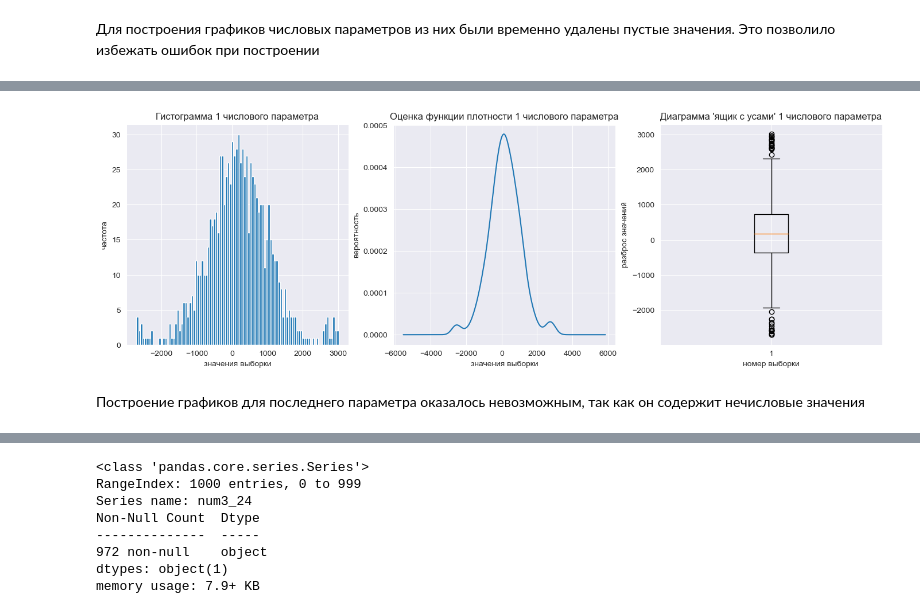
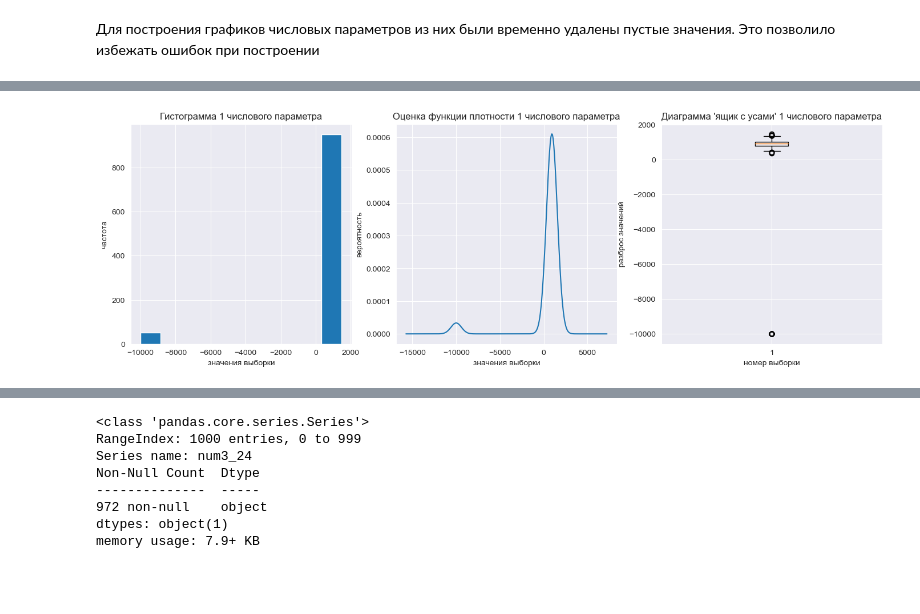
Before and after one commit to fongradnastya/data_analysis_1, a Jupyter notebook: notebooks/work1.ipynb, the cells around one changed output, grey strips where cells are left out. Saved outputs shown, nothing was run; the diff lists cells and outputs as text; code cells hidden in the pictures; blank space fills up the shorter version.

```diff
--- a/notebooks/work1.ipynb
+++ b/notebooks/work1.ipynb
@@ -109,22 +63,4 @@ plt.show()
-# %%
-num2 = frame[NUM_2].dropna()
-# n_bins = len(num2)
-fig = plt.figure(figsize=(17, 5))
-ax = fig.add_subplot(131)
-ax2 = fig.add_subplot(133)
-ax3 = fig.add_subplot(132)
-ax.hist(num2, bins=100)
-ax2.boxplot(x=num2, data=frame)
-num2.plot.kde()
-ax.set_title("Гистограмма 1 числового параметра")
-ax3.set_title("Оценка функции плотности 1 числового параметра")
-ax2.set_title("Диаграмма 'ящик с усами' 1 числового параметра")
-plt.setp([ax, ax2, ax3], xlabel='значения выборки')
-plt.setp([ax], ylabel='частота')
-plt.setp([ax3], ylabel='вероятность')
-plt.setp([ax2], xlabel='номер выборки', ylabel='разброс значений')
-plt.show()
-# %% [output]
-[figure, removed]
-# %% [markdown]
-Построение графиков для последнего параметра оказалось невозможным, так как он содержит нечисловые значения
+# %%
+build_numeric_graph(frame, NUM_1, "1 числового параметра")
+# %% [output]
+[figure, added]
```
Also changed, not shown: parts of 21 cells of this notebook, 1 other file.
